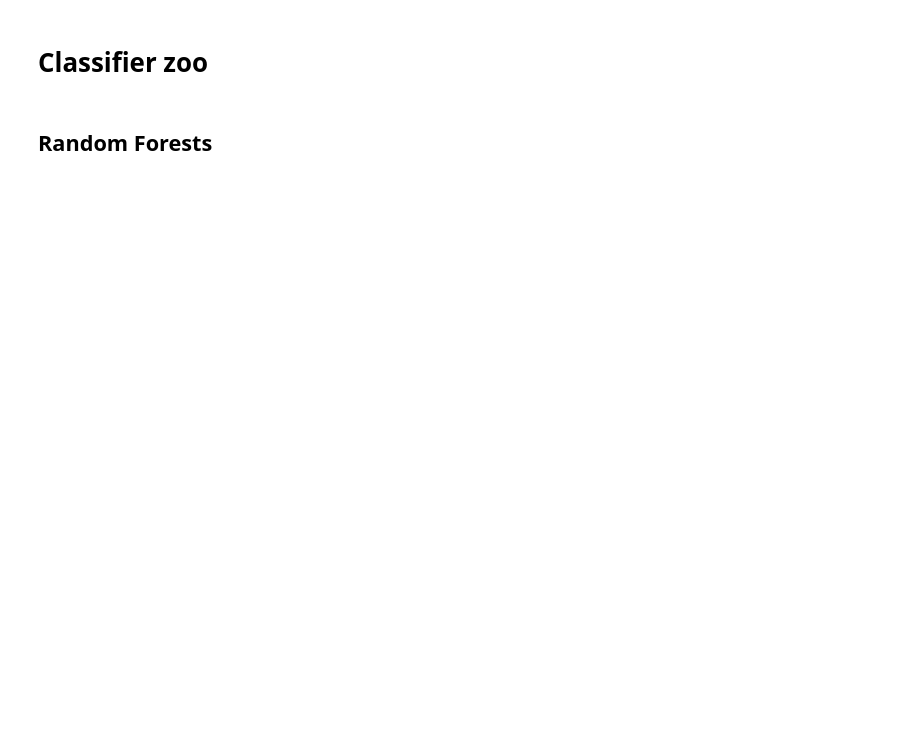
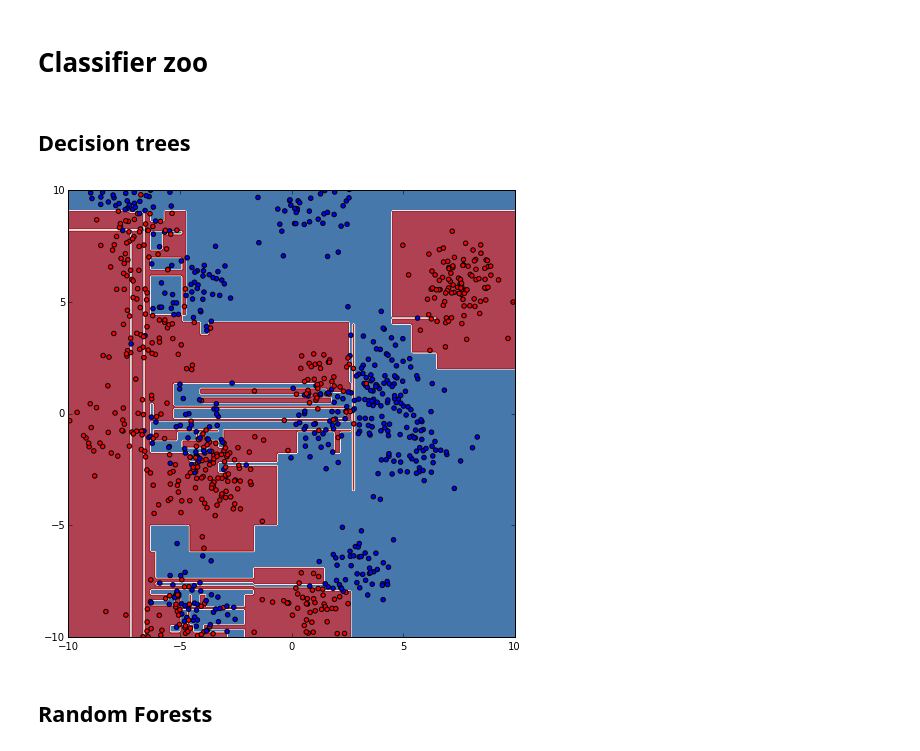
Before and after one commit to glouppe/tutorials-scikit-learn, a Jupyter notebook: An introduction to Machine Learning with Scikit-Learn.ipynb, the cells around one changed output. Saved outputs shown, nothing was run; the diff lists cells and outputs as text; code cells hidden in the pictures; blank space fills up the shorter version.

```diff
--- a/An introduction to Machine Learning with Scikit-Learn.ipynb
+++ b/An introduction to Machine Learning with Scikit-Learn.ipynb
@@ -248,5 +254,14 @@ plot_surface(clf)
 # %% [markdown]
 # Classifier zoo
+# %% [markdown]
+## Decision trees
+# %%
+from sklearn.tree import DecisionTreeClassifier
+clf = DecisionTreeClassifier()
+clf.fit(X, y)
+plot_surface(clf)
+# %% [output]
+[figure, added]
 # %% [markdown]
 ## Random Forests
 # %%
```
Also changed, not shown: parts of 29 cells of this notebook.
